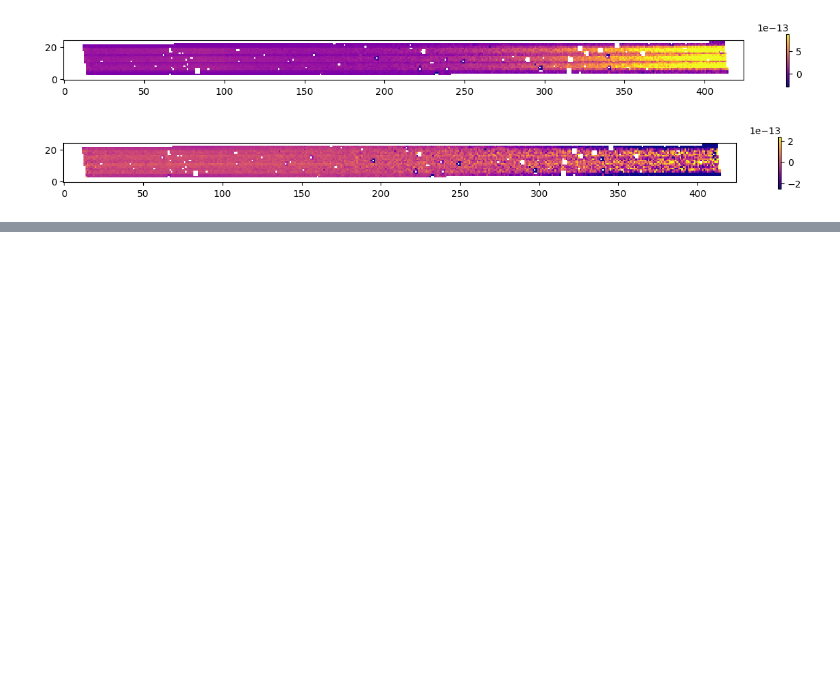
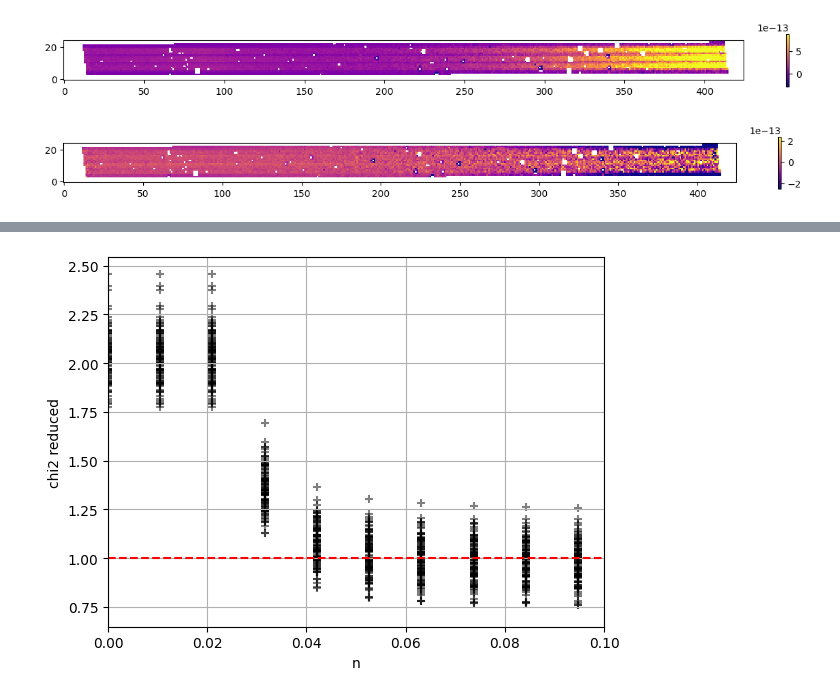
Before and after one commit to TimEpsilon/BetterNIRSpecBackground, a Jupyter notebook: BNBG/Notebooks/ArtifactSearching.ipynb, the cells around one changed output, grey strips where cells are left out. Cells and saved outputs as stored; diff of their text form; code cells hidden in the pictures; blank space fills up the shorter version.

```diff
--- a/BNBG/Notebooks/ArtifactSearching.ipynb
+++ b/BNBG/Notebooks/ArtifactSearching.ipynb
@@ -425,0 +437,24 @@ result = spec2.run(directory+"jw01345063001_03101_00001_nrs1_rate.fits")
+# %%
+plt.figure()
+for _ in range(100):
+	x = np.linspace(-5,5,200)
+	y = 2*x**2 + np.random.normal(size=len(x),scale=1)
+	w = np.ones_like(x)
+
+	N = 1-np.linspace(0.8,1,20)
+	chi2 = []
+	for n in N:
+		bspline = BSplineLSQ(x,y,w,n=n)
+		chi2.append(bspline.getReducedChi())
+
+
+	plt.scatter(N,chi2,color='k',marker='+',alpha=0.5)
+
+plt.hlines(1,0,1,color='r',linestyle='--')
+plt.xlim(0,0.1)
+plt.xlabel('n')
+plt.ylabel('chi2 reduced')
+plt.grid()
+plt.show()
+# %% [output]
+[figure, added]
```
Also changed, not shown: parts of 8 cells of this notebook, 4 other files.
